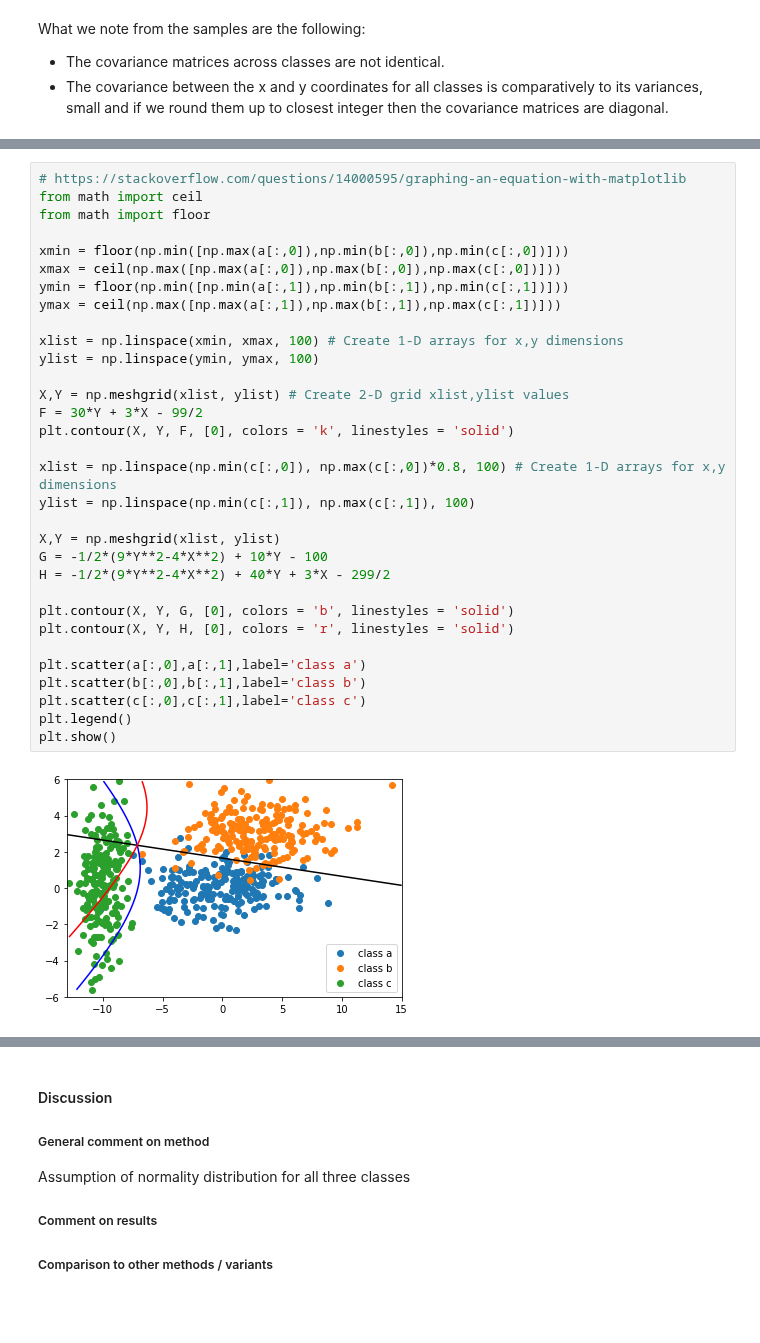
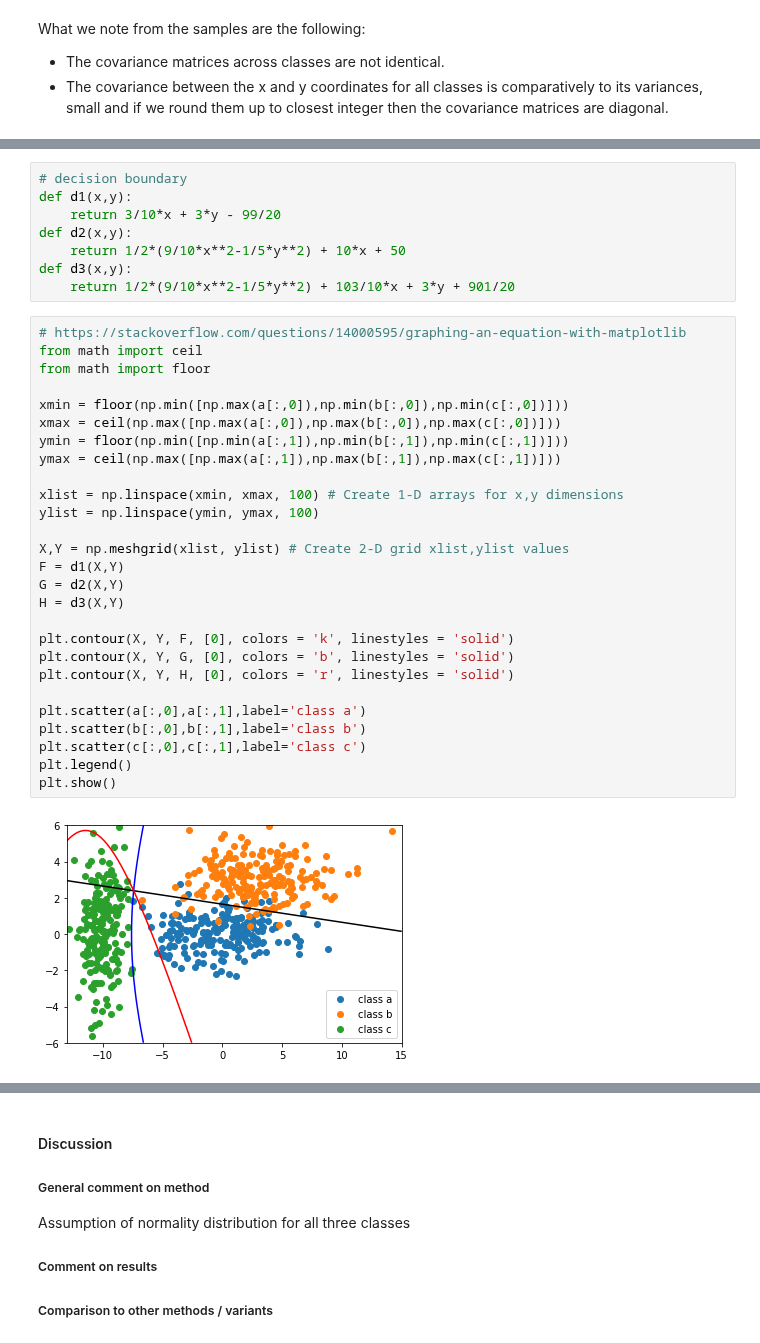
Before and after one commit to Andrea-Oliveri/Image-Processing-Assignements, a Jupyter notebook: Labs/lab_03_classification.ipynb, the cells around one changed output, grey strips where cells are left out. Saved outputs shown, nothing was run; the diff lists cells and outputs as text; blank space fills up the shorter version.

```diff
--- a/Labs/lab_03_classification.ipynb
+++ b/Labs/lab_03_classification.ipynb
@@ -198,37 +199,40 @@ Parametric:
 \begin{equation}
     h(x) = 0
 \end{equation}
+# %%
+# decision boundary
+def d1(x,y):
+    return 3/10*x + 3*y - 99/20
+def d2(x,y):
+    return 1/2*(9/10*x**2-1/5*y**2) + 10*x + 50
+def d3(x,y):
+    return 1/2*(9/10*x**2-1/5*y**2) + 103/10*x + 3*y + 901/20
 # %%
 # https://stackoverflow.com/questions/14000595/graphing-an-equation-with-matplotlib
 from math import ceil
 from math import floor
 
 xmin = floor(np.min([np.max(a[:,0]),np.min(b[:,0]),np.min(c[:,0])]))
 xmax = ceil(np.max([np.max(a[:,0]),np.max(b[:,0]),np.max(c[:,0])]))
 ymin = floor(np.min([np.min(a[:,1]),np.min(b[:,1]),np.min(c[:,1])]))
 ymax = ceil(np.max([np.max(a[:,1]),np.max(b[:,1]),np.max(c[:,1])]))
 
 xlist = np.linspace(xmin, xmax, 100) # Create 1-D arrays for x,y dimensions
 ylist = np.linspace(ymin, ymax, 100)
 
 X,Y = np.meshgrid(xlist, ylist) # Create 2-D grid xlist,ylist values
-F = 30*Y + 3*X - 99/2
+F = d1(X,Y)
+G = d2(X,Y)
+H = d3(X,Y)
+
 plt.contour(X, Y, F, [0], colors = 'k', linestyles = 'solid')
-
-xlist = np.linspace(np.min(c[:,0]), np.max(c[:,0])*0.8, 100) # Create 1-D arrays for x,y dimensions
-ylist = np.linspace(np.min(c[:,1]), np.max(c[:,1]), 100)
-
-X,Y = np.meshgrid(xlist, ylist)
-G = -1/2*(9*Y**2-4*X**2) + 10*Y - 100
-H = -1/2*(9*Y**2-4*X**2) + 40*Y + 3*X - 299/2
-
 plt.contour(X, Y, G, [0], colors = 'b', linestyles = 'solid')
 plt.contour(X, Y, H, [0], colors = 'r', linestyles = 'solid')
 
 plt.scatter(a[:,0],a[:,1],label='class a')
 plt.scatter(b[:,0],b[:,1],label='class b')
 plt.scatter(c[:,0],c[:,1],label='class c')
 plt.legend()
 plt.show()
 # %% [output]
-[figure, old version]
+[figure, new version]
```
Also changed, not shown: parts of 12 cells of this notebook.
